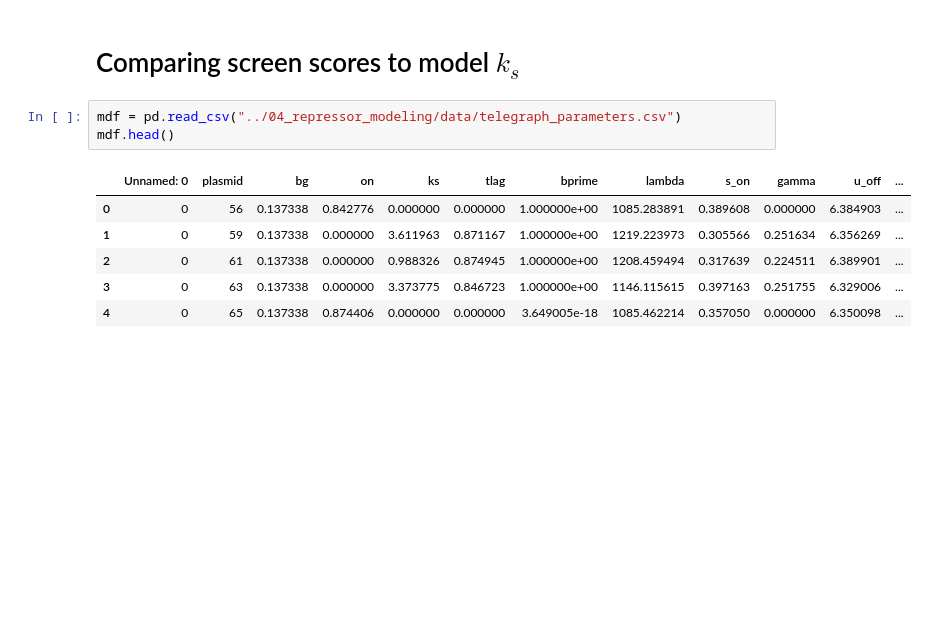
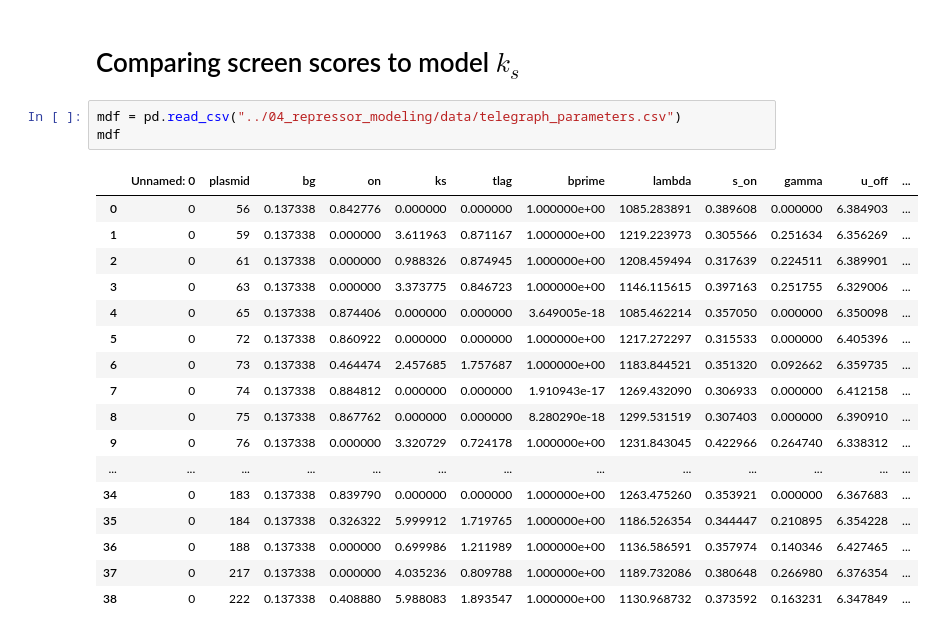
Before and after one commit to axmukund/corecruit_mukund22, a Jupyter notebook: fig_3/05_repressor_sigmoid/Comparing Screen Scores to Frac. Off.ipynb, the cells around one changed output. Drawn from its saved outputs; the diff is of its cells as text; blank space fills up the shorter version.

```diff
--- a/fig_3/05_repressor_sigmoid/Comparing Screen Scores to Frac. Off.ipynb
+++ b/fig_3/05_repressor_sigmoid/Comparing Screen Scores to Frac. Off.ipynb
@@ -471,14 +479,25 @@ for m in l.legendHandles:
 # Comparing screen scores to model $k_s$
 # %%
 mdf = pd.read_csv("../04_repressor_modeling/data/telegraph_parameters.csv")
-mdf.head()
+mdf
 # %% [output]
 |  | Unnamed: 0 | plasmid | bg | on | ks | tlag | bprime | lambda | s_on | gamma | u_off | ... |
 | 0 | 0 | 56 | 0.137338 | 0.842776 | 0.000000 | 0.000000 | 1.000000e+00 | 1085.283891 | 0.389608 | 0.000000 | 6.384903 | ... |
 | 1 | 0 | 59 | 0.137338 | 0.000000 | 3.611963 | 0.871167 | 1.000000e+00 | 1219.223973 | 0.305566 | 0.251634 | 6.356269 | ... |
 | 2 | 0 | 61 | 0.137338 | 0.000000 | 0.988326 | 0.874945 | 1.000000e+00 | 1208.459494 | 0.317639 | 0.224511 | 6.389901 | ... |
 | 3 | 0 | 63 | 0.137338 | 0.000000 | 3.373775 | 0.846723 | 1.000000e+00 | 1146.115615 | 0.397163 | 0.251755 | 6.329006 | ... |
 | 4 | 0 | 65 | 0.137338 | 0.874406 | 0.000000 | 0.000000 | 3.649005e-18 | 1085.462214 | 0.357050 | 0.000000 | 6.350098 | ... |
+| 5 | 0 | 72 | 0.137338 | 0.860922 | 0.000000 | 0.000000 | 1.000000e+00 | 1217.272297 | 0.315533 | 0.000000 | 6.405396 | ... |
+| 6 | 0 | 73 | 0.137338 | 0.464474 | 2.457685 | 1.757687 | 1.000000e+00 | 1183.844521 | 0.351320 | 0.092662 | 6.359735 | ... |
+| 7 | 0 | 74 | 0.137338 | 0.884812 | 0.000000 | 0.000000 | 1.910943e-17 | 1269.432090 | 0.306933 | 0.000000 | 6.412158 | ... |
+| 8 | 0 | 75 | 0.137338 | 0.867762 | 0.000000 | 0.000000 | 8.280290e-18 | 1299.531519 | 0.307403 | 0.000000 | 6.390910 | ... |
+| 9 | 0 | 76 | 0.137338 | 0.000000 | 3.320729 | 0.724178 | 1.000000e+00 | 1231.843045 | 0.422966 | 0.264740 | 6.338312 | ... |
+| ... | ... | ... | ... | ... | ... | ... | ... | ... | ... | ... | ... | ... |
+| 34 | 0 | 183 | 0.137338 | 0.839790 | 0.000000 | 0.000000 | 1.000000e+00 | 1263.475260 | 0.353921 | 0.000000 | 6.367683 | ... |
+| 35 | 0 | 184 | 0.137338 | 0.326322 | 5.999912 | 1.719765 | 1.000000e+00 | 1186.526354 | 0.344447 | 0.210895 | 6.354228 | ... |
+| 36 | 0 | 188 | 0.137338 | 0.000000 | 0.699986 | 1.211989 | 1.000000e+00 | 1136.586591 | 0.357974 | 0.140346 | 6.427465 | ... |
+| 37 | 0 | 217 | 0.137338 | 0.000000 | 4.035236 | 0.809788 | 1.000000e+00 | 1189.732086 | 0.380648 | 0.266980 | 6.376354 | ... |
+| 38 | 0 | 222 | 0.137338 | 0.408880 | 5.988083 | 1.893547 | 1.000000e+00 | 1130.968732 | 0.373592 | 0.163231 | 6.347849 | ... |
 # %%
 kdf = jdf.set_index("plasmid").join(mdf.set_index("plasmid"), how="left").reset_index()
 kdf = kdf[kdf["good_fit"]]
```
Also changed, not shown: parts of 23 cells of this notebook, 6 other files.
